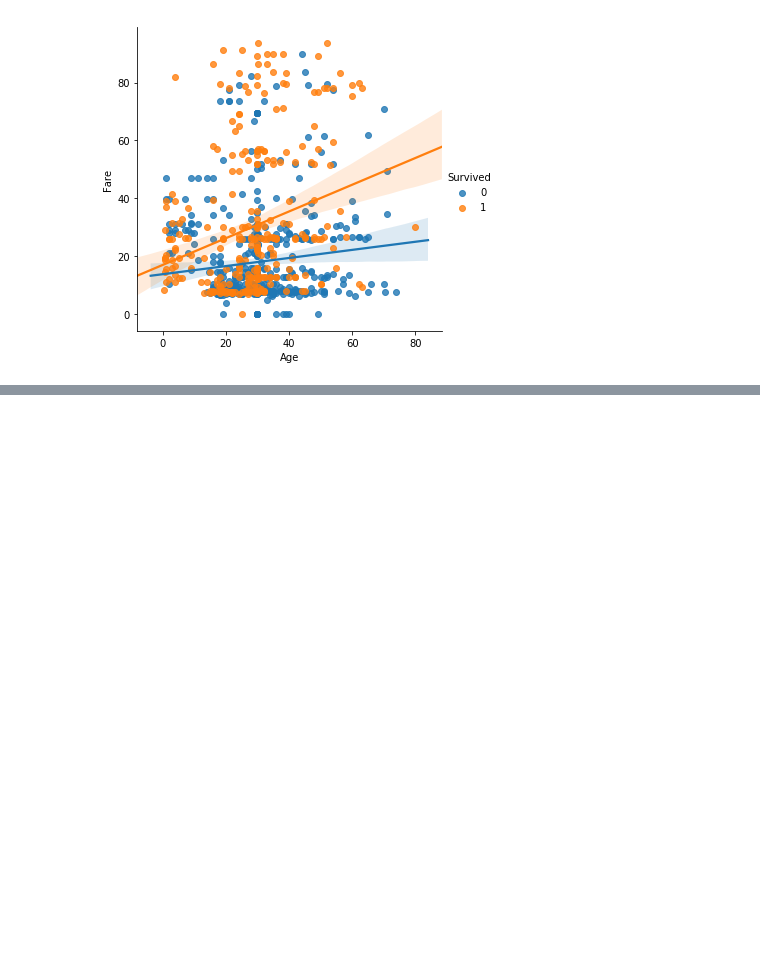
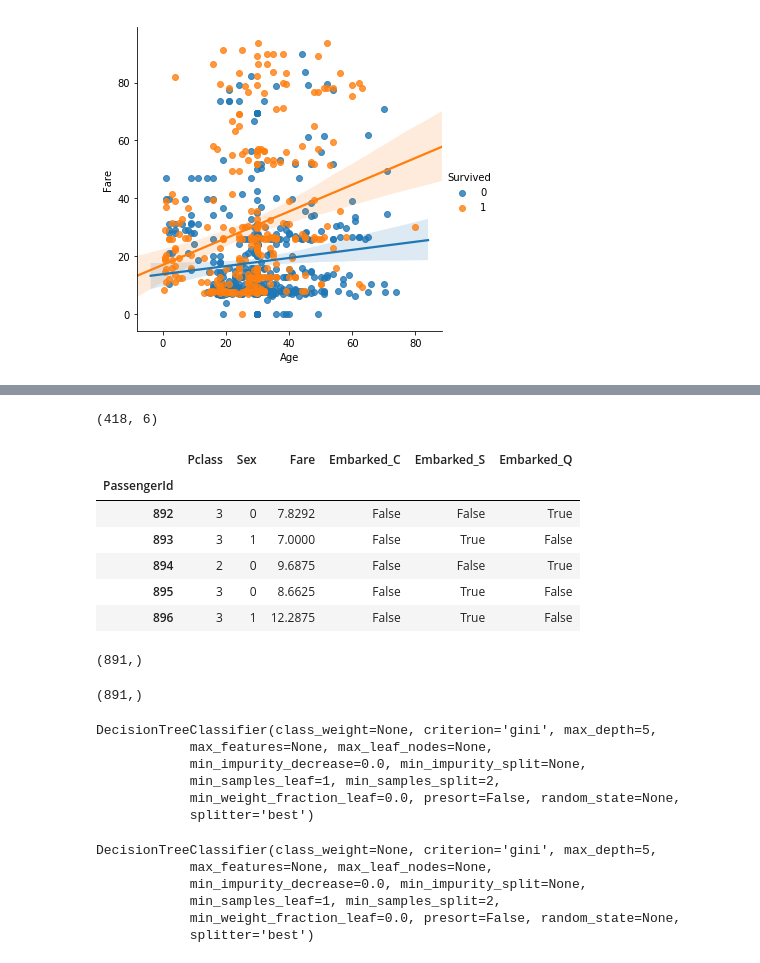
Before and after one commit to chanyeongYU/ML-multicampus, a Jupyter notebook: titanic.ipynb, the cells around one changed output, grey strips where cells are left out. Drawn from its saved outputs; the diff is of its cells as text; code cells hidden in the pictures; blank space fills up the shorter version.

```diff
--- a/titanic.ipynb
+++ b/titanic.ipynb
@@ -329,0 +359,45 @@ sns.lmplot(data=low_fare, x="Age", y="Fare", hue="Survived")
+# %%
+# x_test 생성
+x_test = test[feature_name]
+print(x_test.shape)
+x_test.head()
+# %% [output]
+(418, 6)
+|  | Pclass | Sex | Fare | Embarked_C | Embarked_S | Embarked_Q |
+| PassengerId |  |  |  |  |  |  |
+| 892 | 3 | 0 | 7.8292 | False | False | True |
+| 893 | 3 | 1 | 7.0000 | False | True | False |
+| 894 | 2 | 0 | 9.6875 | False | False | True |
+| 895 | 3 | 0 | 8.6625 | False | True | False |
+| 896 | 3 | 1 | 12.2875 | False | True | False |
+# %%
+# y_train 생성
+label_name = "Survived"
+y_train = train[label_name]
+print(y_train.shape)
+y_train.shape
+# %% [output]
+(891,)
+(891,)
+# %%
+# Decision Tree Algorithm
+from sklearn.tree import DecisionTreeClassifier
+
+model = DecisionTreeClassifier(max_depth=5)
+model
+# %% [output]
+DecisionTreeClassifier(class_weight=None, criterion='gini', max_depth=5,
+            max_features=None, max_leaf_nodes=None,
+            min_impurity_decrease=0.0, min_impurity_split=None,
+            min_samples_leaf=1, min_samples_split=2,
+            min_weight_fraction_leaf=0.0, presort=False, random_state=None,
+            splitter='best')
+# %%
+model.fit(x_train, y_train)
+# %% [output]
+DecisionTreeClassifier(class_weight=None, criterion='gini', max_depth=5,
+            max_features=None, max_leaf_nodes=None,
+            min_impurity_decrease=0.0, min_impurity_split=None,
+            min_samples_leaf=1, min_samples_split=2,
+            min_weight_fraction_leaf=0.0, presort=False, random_state=None,
+            splitter='best')
```
Also changed, not shown: parts of 12 cells of this notebook, 3 other files.
